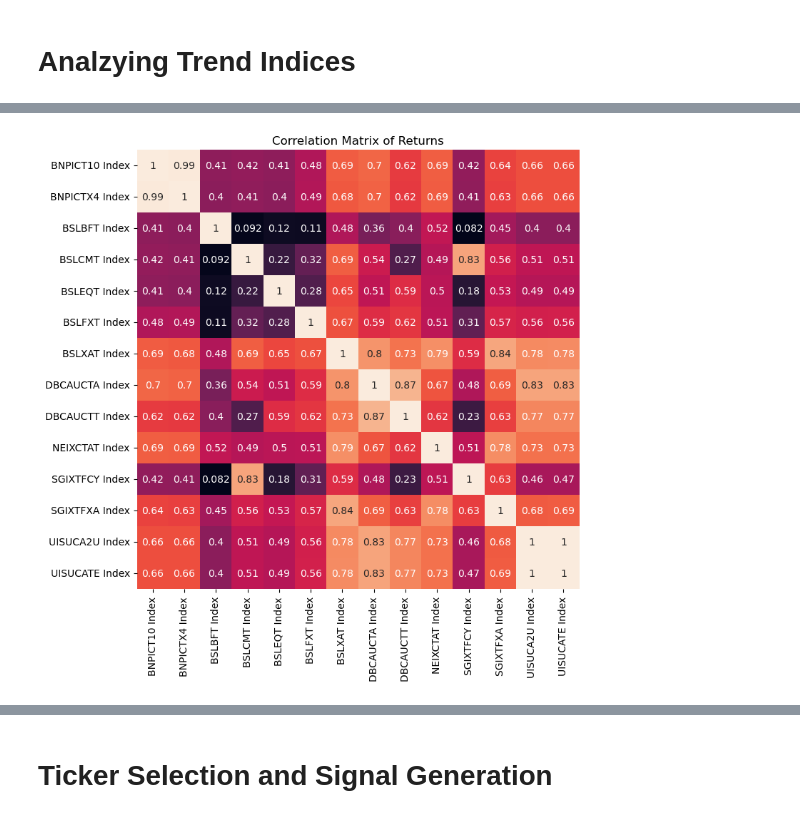
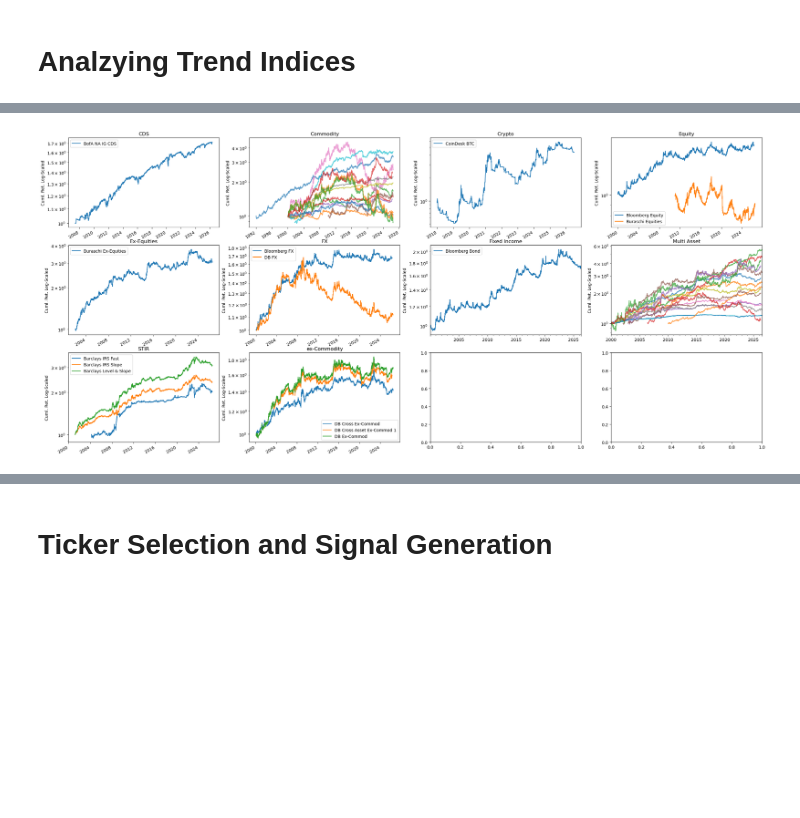
Before and after one commit to diegodalvarez/TrendSystem, a Jupyter notebook: Research/ExPostAnalysis/1IndexReplication.ipynb, the cells around one changed output, grey strips where cells are left out. Drawn from its saved outputs; the diff is of its cells as text; code cells hidden in the pictures; blank space fills up the shorter version.

```diff
--- a/Research/ExPostAnalysis/1IndexReplication.ipynb
+++ b/Research/ExPostAnalysis/1IndexReplication.ipynb
@@ -89,20 +59,0 @@ plt.tight_layout()
-# %%
-df_corr = (df_raw_trend_idx.pivot(
-    index = "date", columns = "security", values = "PX_LAST").
-    pct_change().
-    corr())
-
-fig, axes = plt.subplots(figsize = (8,8))
-
-sns.heatmap(
-    cbar  = False,
-    ax    = axes,
-    data  = df_corr,
-    annot = True)
-
-axes.set_xlabel("")
-axes.set_ylabel("")
-axes.set_title("Correlation Matrix of Returns")
-plt.show()
-# %% [output]
-[figure, removed]
@@ -108,0 +65,38 @@ plt.show()
+# %%
+asset_classes = df_idx_ticker.asset_class.drop_duplicates().sort_values().to_list()
+fig, axes     = plt.subplots(ncols = 4, nrows = 3, figsize = (30,15))
+
+for asset_class, ax in zip(asset_classes, axes.flatten()):
+
+    tmp_tickers = (df_idx_ticker.query(
+        "asset_class == @asset_class").
+        Ticker.
+        drop_duplicates().
+        sort_values().
+        to_list())
+
+    if len(tmp_tickers) > 5:
+        legend = False
+        alpha  = 0.7
+
+    else:
+        legend = True
+        alpha  = 1
+
+    (df_raw_trend_idx.query(
+        "security == @tmp_tickers").
+        rename(columns = {"security": ""}).
+        pivot(index = "date", columns = "", values = "PX_LAST").
+        rename(columns = idx_renamer).
+        pct_change().
+        apply(lambda x: np.cumprod(1 + x)).
+        plot(
+            ax     = ax,
+            title  = asset_class,
+            legend = legend,
+            alpha  = alpha,
+            logy   = True,
+            ylabel = "Cuml. Ret. Log-Scaled",
+            xlabel = ""))
+# %% [output]
+[figure, added]
```
Also changed, not shown: parts of 15 cells of this notebook.
